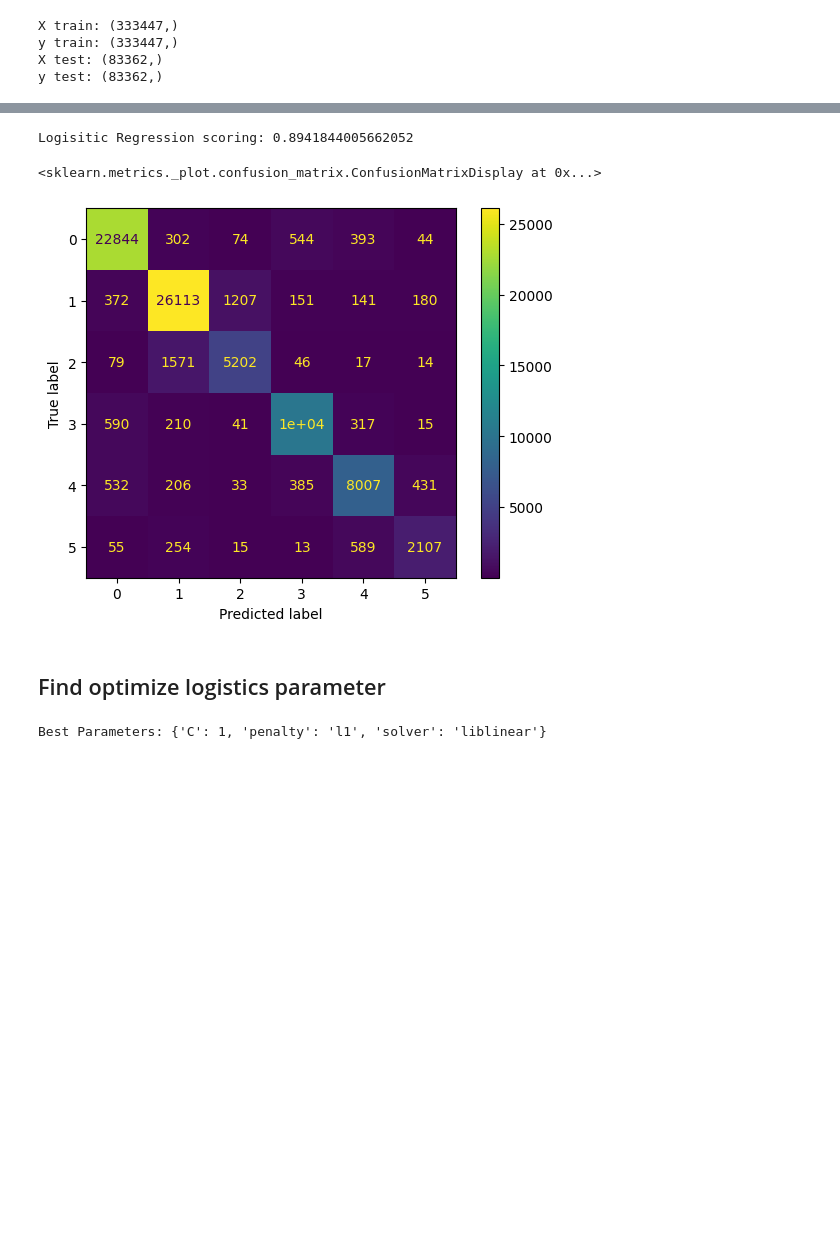
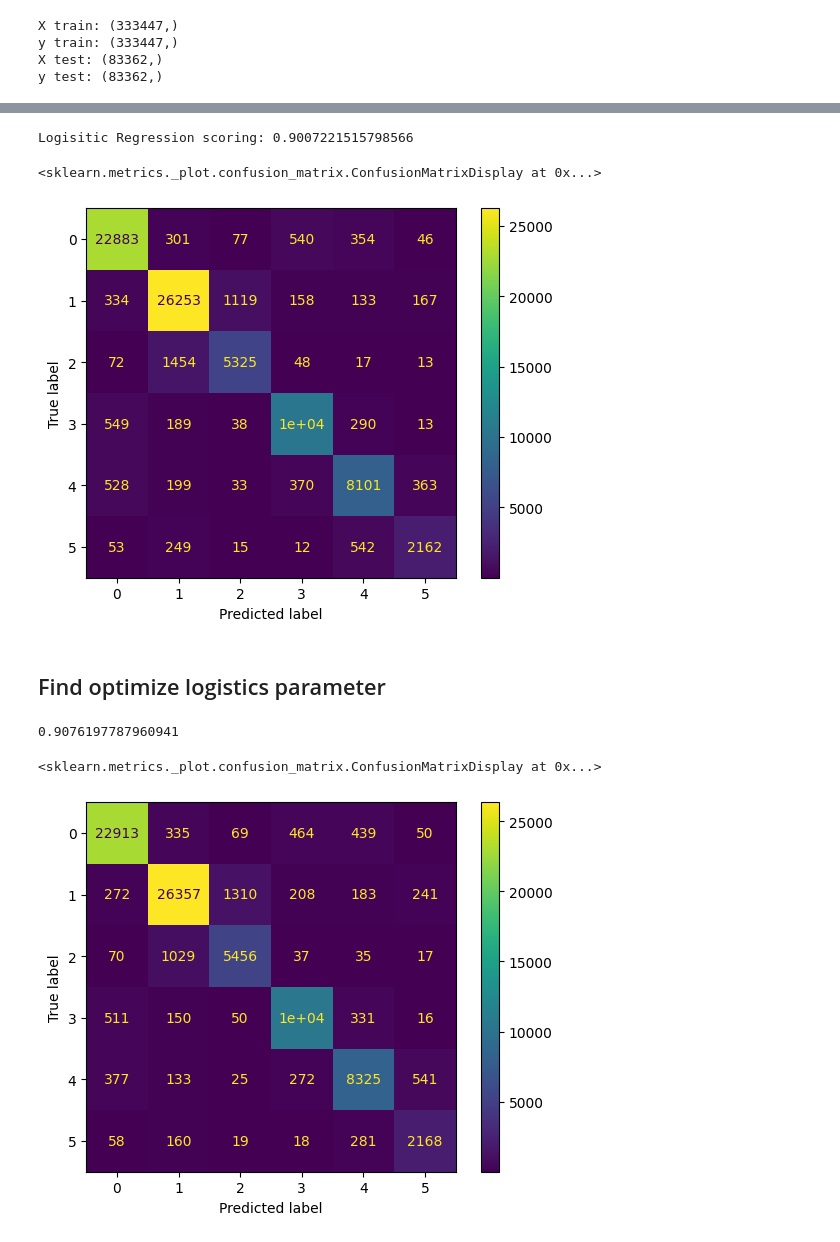
Before and after one commit to jasonchiahs/Emotion-Text-Detection, a Jupyter notebook: LogReg_model.ipynb, the cells around one changed output, grey strips where cells are left out. Drawn from its saved outputs; the diff is of its cells as text; code cells hidden in the pictures; blank space fills up the shorter version.

```diff
--- a/LogReg_model.ipynb
+++ b/LogReg_model.ipynb
@@ -72,6 +72,6 @@ tfidf_vectorizer = TfidfVectorizer()
 vectorize_XTrain = tfidf_vectorizer.fit_transform(X_train)
 vectorize_Xtest = tfidf_vectorizer.transform(X_test)
 # %%
-logistics_reg = LogisticRegression(solver='lbfgs', max_iter=1000)
+logistics_reg = LogisticRegression()
 logistics_reg.fit(vectorize_XTrain,y_train)
 # %% [output]
@@ -83,9 +90,9 @@ score_comparison = accuracy_score(y_test,predict_test)
 print(f"Logisitic Regression scoring: {score_comparison}")
 ConfusionMatrixDisplay.from_predictions(y_test,predict_test)
 # %% [output]
-Logisitic Regression scoring: 0.8941844005662052
+Logisitic Regression scoring: 0.9007221515798566
 <sklearn.metrics._plot.confusion_matrix.ConfusionMatrixDisplay at 0x...>
-[figure, old version]
+[figure, new version]
 # %% [markdown]
 ## Find optimize logistics parameter
 # %%
@@ -104,9 +128,17 @@ grid_search = GridSearchCV(estimator=enhanced_logreg,
                            cv=5,
                            n_jobs=-1)
 # %%
-grid_search.fit(vectorize_XTrain, y_train)
-best_params = grid_search.best_params_
-best_model = grid_search.best_estimator_
-print("Best Parameters:", best_params)
+# grid_search.fit(vectorize_XTrain, y_train)
+# best_params = grid_search.best_params_
+# best_model = grid_search.best_estimator_
+# print("Best Parameters:", best_params)
-# %% [output]
-Best Parameters: {'C': 1, 'penalty': 'l1', 'solver': 'liblinear'}
+# %%
+LogModel_best_param = LogisticRegression(C=1 ,penalty='l1',solver='liblinear', max_iter = 1000)
+LogModel_best_param.fit(vectorize_XTrain, y_train)
+LogModel_best_result = LogModel_best_param.predict(vectorize_Xtest)
+print(accuracy_score(LogModel_best_result, y_test))
+ConfusionMatrixDisplay.from_predictions(LogModel_best_result, y_test)
+# %% [output]
+0.9076197787960941
+<sklearn.metrics._plot.confusion_matrix.ConfusionMatrixDisplay at 0x...>
+[figure, added]
```
Also changed, not shown: parts of 4 cells of this notebook.
